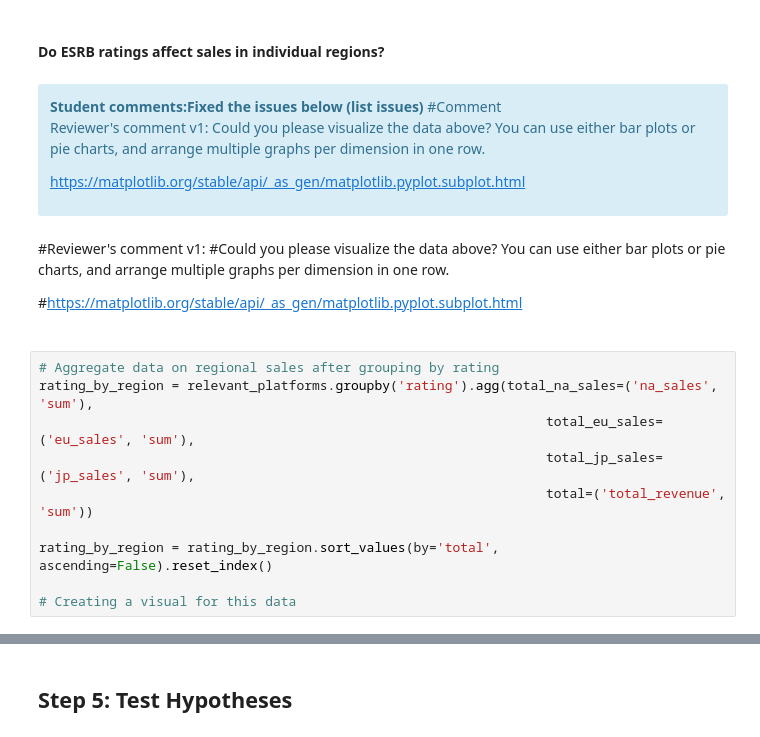
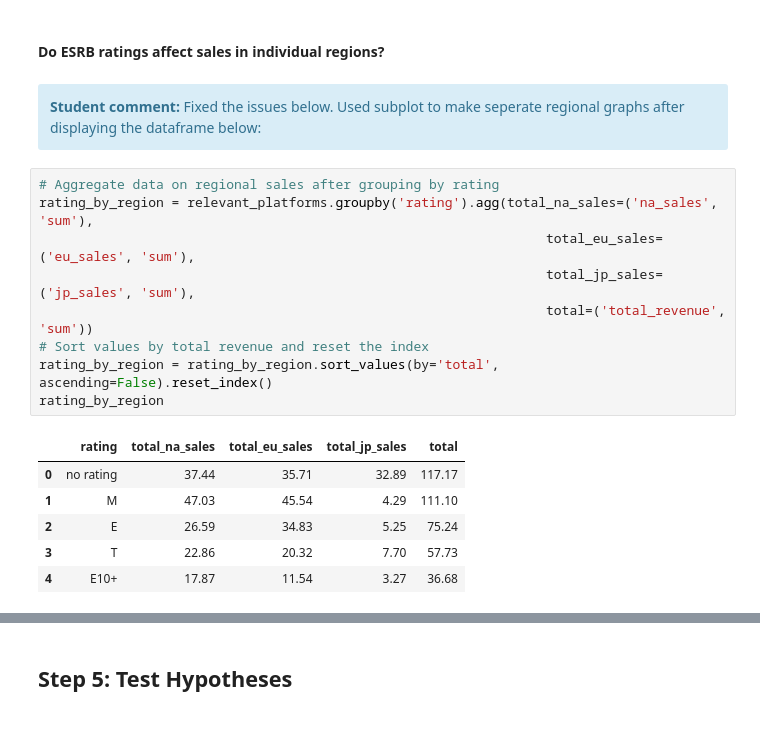
Before and after one commit to angeneris/game-sales-data-case-study, a Jupyter notebook: INP1.ipynb, the cells around one changed output, grey strips where cells are left out. Saved outputs shown, nothing was run; the diff lists cells and outputs as text.

```diff
--- a/INP1.ipynb
+++ b/INP1.ipynb
@@ -866,26 +882,21 @@ regions_totals
 Another interesting point is that Japan is still able to bring in a decent amount in revenue, while only relying on game sales that mostly are for Nintendo DS. This shows a lot of potential in changes in their market if customers begin using other platforms more.
 # %% [markdown]
 #### Do ESRB ratings affect sales in individual regions?
-# %% [markdown]
-<div class="alert alert-info"> <b>Student comments:Fixed the issues below (list issues) </b> #Comment
-
-Reviewer's comment v1:
-Could you please visualize the data above? You can use either bar plots or pie charts, and arrange multiple graphs per dimension in one row.
-
-https://matplotlib.org/stable/api/_as_gen/matplotlib.pyplot.subplot.html</div>
-# %% [markdown]
-#Reviewer's comment v1:
-#Could you please visualize the data above? You can use either bar plots or pie charts, and arrange multiple graphs per dimension in one row.
-
-#https://matplotlib.org/stable/api/_as_gen/matplotlib.pyplot.subplot.html
-#
+# %% [markdown]
+<div class="alert alert-info"> <b> Student comment:</b> Fixed the issues below. Used subplot to make seperate regional graphs after displaying the dataframe below: </div>
 # %%
 # Aggregate data on regional sales after grouping by rating
 rating_by_region = relevant_platforms.groupby('rating').agg(total_na_sales=('na_sales', 'sum'),
                                                                  total_eu_sales=('eu_sales', 'sum'),
                                                                  total_jp_sales=('jp_sales', 'sum'),
                                                                  total=('total_revenue', 'sum'))
-
+# Sort values by total revenue and reset the index
 rating_by_region = rating_by_region.sort_values(by='total', ascending=False).reset_index()
-
-# Creating a visual for this data
+rating_by_region
+# %% [output]
+|  | rating | total_na_sales | total_eu_sales | total_jp_sales | total |
+| 0 | no rating | 37.44 | 35.71 | 32.89 | 117.17 |
+| 1 | M | 47.03 | 45.54 | 4.29 | 111.10 |
+| 2 | E | 26.59 | 34.83 | 5.25 | 75.24 |
+| 3 | T | 22.86 | 20.32 | 7.70 | 57.73 |
+| 4 | E10+ | 17.87 | 11.54 | 3.27 | 36.68 |
```
Also changed, not shown: parts of 29 cells of this notebook.
